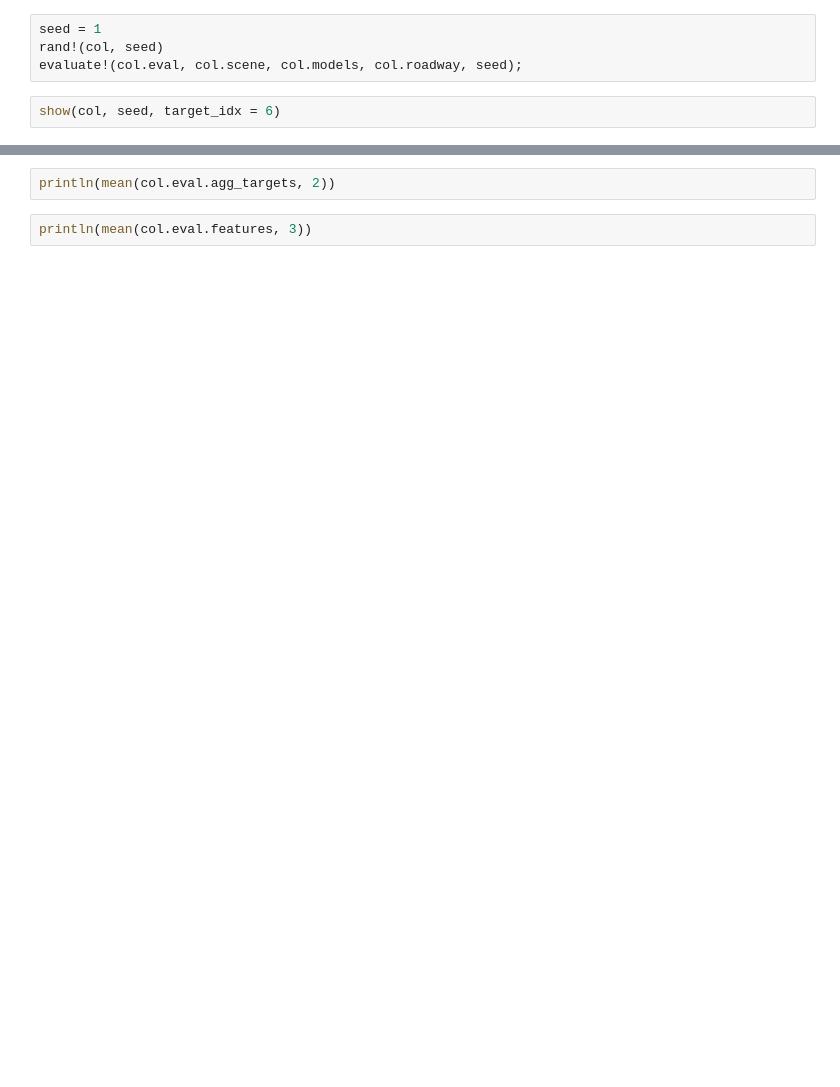
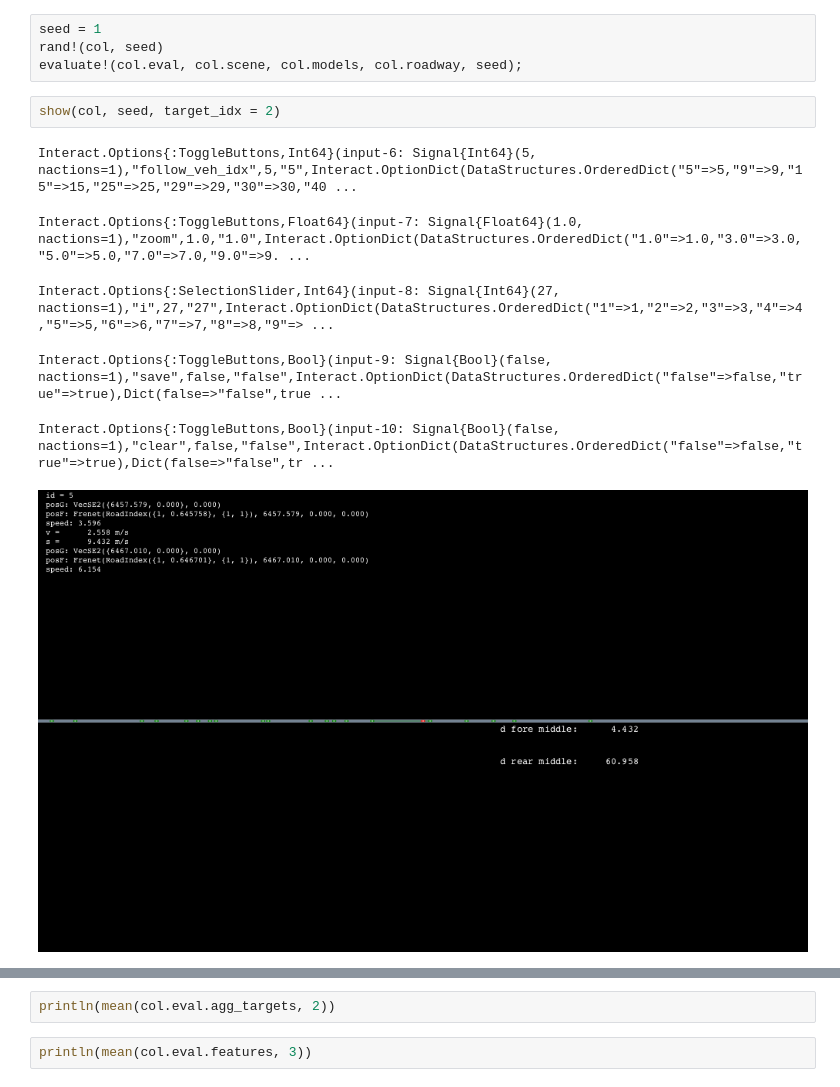
Before and after one commit to wulfebw/risk_prediction, a Jupyter notebook: scripts/visualization/run_display.ipynb, the cells around one changed output, grey strips where cells are left out. Saved outputs shown, nothing was run; the diff lists cells and outputs as text; blank space fills up the shorter version.

```diff
--- a/scripts/visualization/run_display.ipynb
+++ b/scripts/visualization/run_display.ipynb
@@ -132,4 +134,11 @@ seed = 1
 rand!(col, seed)
 evaluate!(col.eval, col.scene, col.models, col.roadway, seed);
 # %%
-show(col, seed, target_idx = 6)
+show(col, seed, target_idx = 2)
+# %% [output]
+Interact.Options{:ToggleButtons,Int64}(input-6: Signal{Int64}(5, nactions=1),"follow_veh_idx",5,"5",Interact.OptionDict(DataStructures.OrderedDict("5"=>5,"9"=>9,"15"=>15,"25"=>25,"29"=>29,"30"=>30,"40 ...
+Interact.Options{:ToggleButtons,Float64}(input-7: Signal{Float64}(1.0, nactions=1),"zoom",1.0,"1.0",Interact.OptionDict(DataStructures.OrderedDict("1.0"=>1.0,"3.0"=>3.0,"5.0"=>5.0,"7.0"=>7.0,"9.0"=>9. ...
+Interact.Options{:SelectionSlider,Int64}(input-8: Signal{Int64}(27, nactions=1),"i",27,"27",Interact.OptionDict(DataStructures.OrderedDict("1"=>1,"2"=>2,"3"=>3,"4"=>4,"5"=>5,"6"=>6,"7"=>7,"8"=>8,"9"=> ...
+Interact.Options{:ToggleButtons,Bool}(input-9: Signal{Bool}(false, nactions=1),"save",false,"false",Interact.OptionDict(DataStructures.OrderedDict("false"=>false,"true"=>true),Dict(false=>"false",true ...
+Interact.Options{:ToggleButtons,Bool}(input-10: Signal{Bool}(false, nactions=1),"clear",false,"false",Interact.OptionDict(DataStructures.OrderedDict("false"=>false,"true"=>true),Dict(false=>"false",tr ...
+[figure, added]
```
Also changed, not shown: parts of 3 cells of this notebook, 2 other files.
